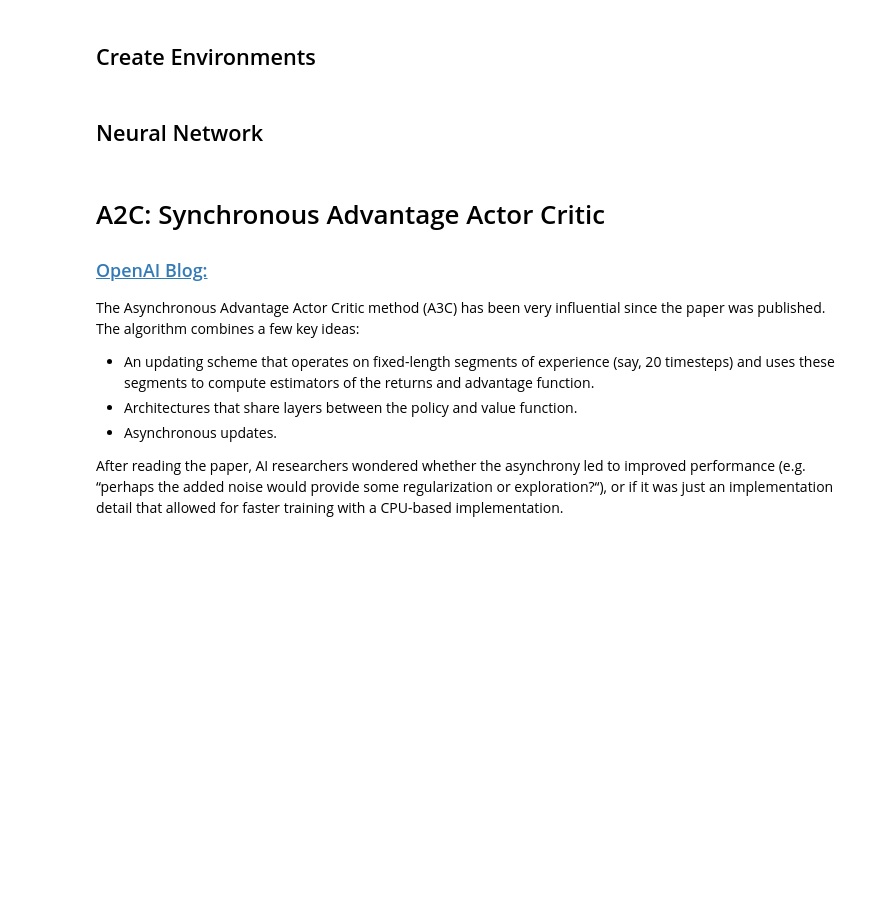
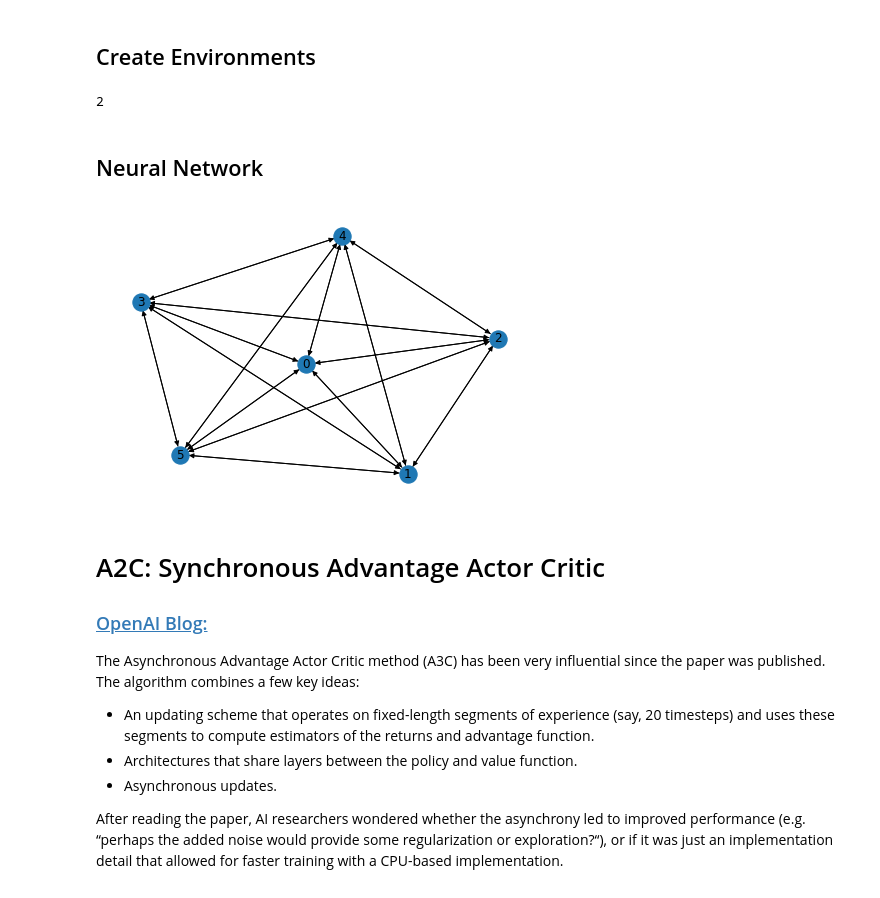
Before and after one commit to jasonmhwu/noisyMetaRL, a Jupyter notebook: testCollins2018onPyTorch.ipynb, the cells around one changed output. Saved outputs shown, nothing was run; the diff lists cells and outputs as text; code cells hidden in the pictures; blank space fills up the shorter version.

```diff
--- a/testCollins2018onPyTorch.ipynb
+++ b/testCollins2018onPyTorch.ipynb
@@ -37,4 +41,8 @@ env = Collins2018Task(num_objects=(3, 6), num_actions=3, num_repeats=13)
 envs = make_vec_env(lambda: env, n_envs=num_envs)
+# %%
+envs.num_envs
+# %% [output]
+2
 # %% [markdown]
 <h2>Neural Network</h2>
 # %%
@@ -76,3 +84,21 @@ class A2C_LSTM(nn.Module):
             weight.new_zeros(batch_size, num_LSTM),
             weight.new_zeros(batch_size, num_LSTM)
         )
+# %%
+# draw a graph with N nodes
+def make_clique(num_nodes, draw_graph=False):
+    """Create a Clique with num_nodes nodes."""
+    u, v = [], []
+    for i in range(num_nodes):
+        for j in range(num_nodes):
+            if i == j: continue
+            u.append(i)
+            v.append(j)
+
+    g = dgl.DGLGraph((u, v))
+    if draw_graph: nx.draw(g.to_networkx(), with_labels=True)
+    return g
+
+gg = make_clique(6, True)
+# %% [output]
+[figure, added]
```
Also changed, not shown: parts of 12 cells of this notebook, 5 other files.
